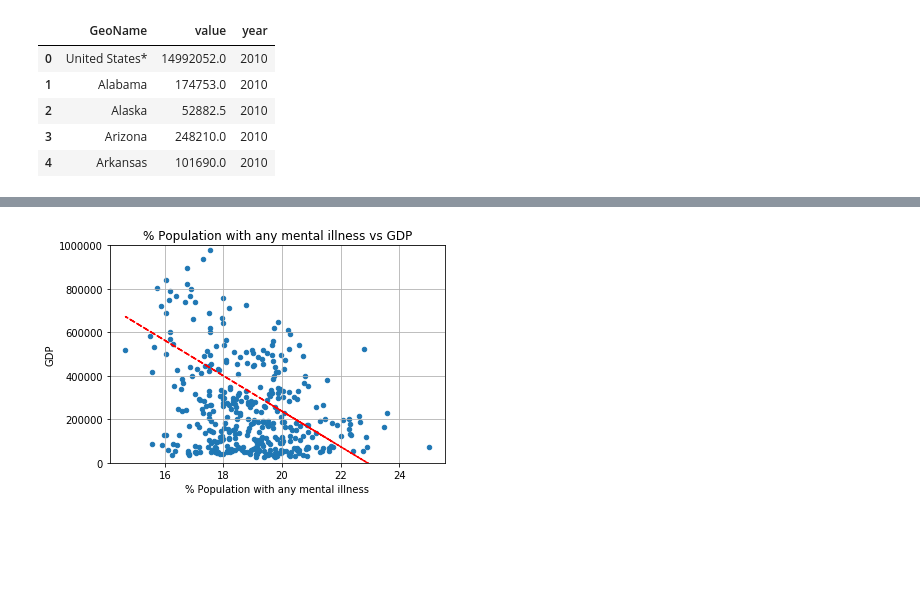
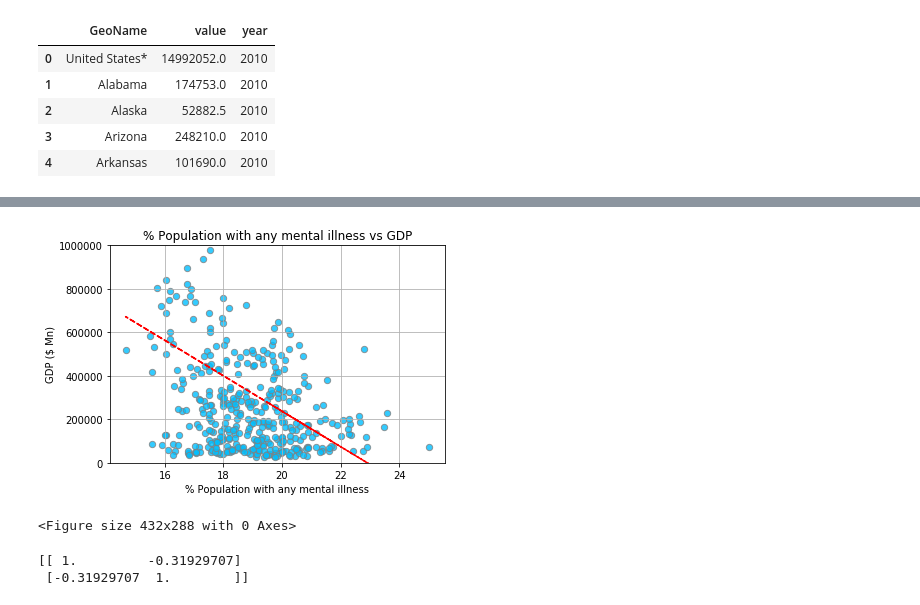
Before and after one commit to brian-e-haley/Mental_health_US, a Jupyter notebook: Bin/MentalHealth_Suicide_Income_Mukta.ipynb, the cells around one changed output, grey strips where cells are left out. Drawn from its saved outputs; the diff is of its cells as text; code cells hidden in the pictures; blank space fills up the shorter version.

```diff
--- a/Bin/MentalHealth_Suicide_Income_Mukta.ipynb
+++ b/Bin/MentalHealth_Suicide_Income_Mukta.ipynb
@@ -220,16 +267,34 @@ df_illness_gdp.head()
 # %%
 #scatter plot-all years together
 
-scatter_ill_gdp=df_illness_gdp.plot.scatter(x='estimate',y='value',grid=True,title='% Population with any mental illness vs GDP')
+scatter_ill_gdp=df_illness_gdp.plot.scatter(x='estimate',
+                                            y='value',
+                                            grid=True,
+                                            title='% Population with any mental illness vs GDP',
+                                            color='deepskyblue',
+                                            edgecolor='grey',
+                                            s=40,
+                                            alpha=.8
+                                            )
+
 plt.xlabel('% Population with any mental illness')
-plt.ylabel('GDP')
+plt.ylabel('GDP ($ Mn)')
 
 plt.ylim(0,1000000)
 
 z = np.polyfit(df_illness_gdp['estimate'], df_illness_gdp['value'], 1)
 p = np.poly1d(z)
 plt.plot(df_illness_gdp['estimate'],p(df_illness_gdp['estimate']),"r--")
 
 plt.show()
+
+plt.savefig("../Images/Mental Illness vs. GDP.png")
 # %% [output]
-[figure, old version]
+[figure, new version]
+<Figure size 432x288 with 0 Axes>
+# %%
+#correlation coefficient between mental illness and gdp
+print(np.corrcoef(df_illness_gdp['estimate'], df_illness_gdp['value']))
+# %% [output]
+[[ 1.         -0.31929707]
+ [-0.31929707  1.        ]]
```
Also changed, not shown: parts of 10 cells of this notebook, 3 other files.
